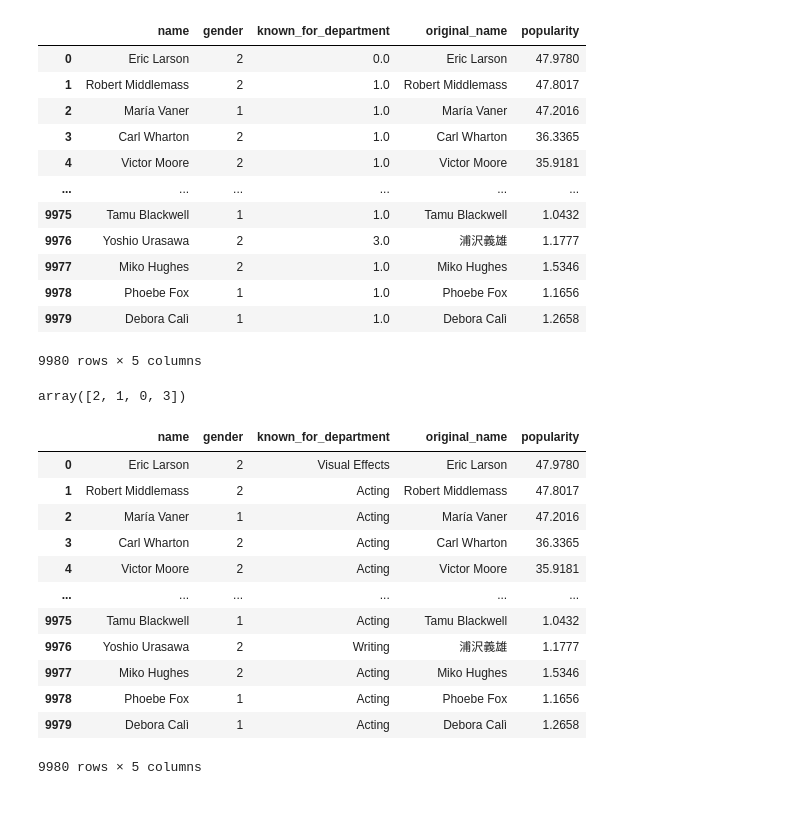
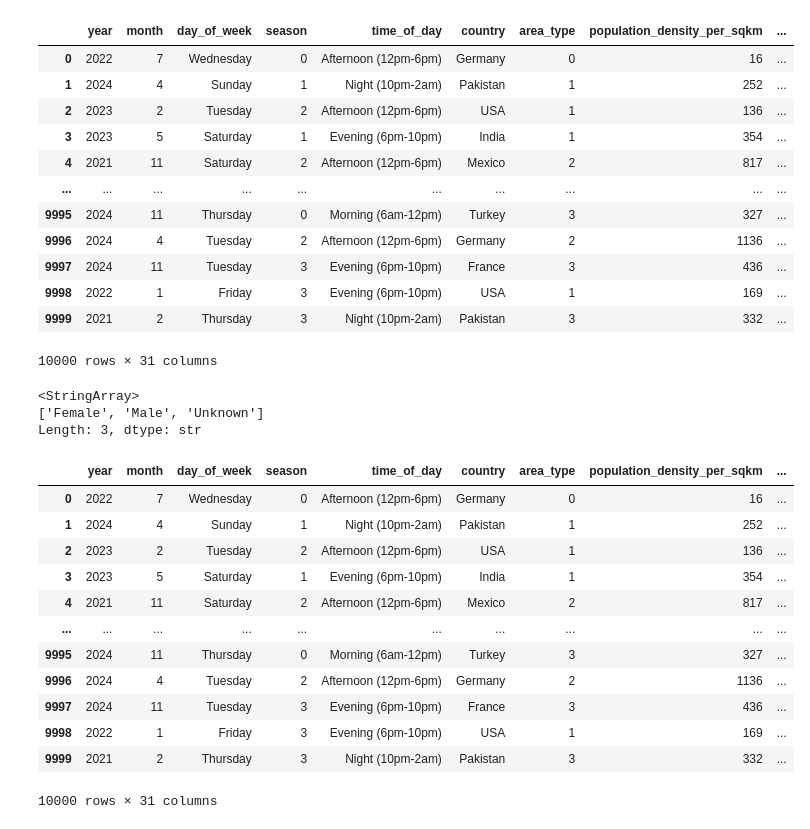
Before and after one commit to clara-yumi/Trainee-Dados, a Jupyter notebook: aula2/aula2.ipynb, the cells around one changed output. Saved outputs shown, nothing was run; the diff lists cells and outputs as text; code cells hidden in the pictures.

```diff
--- a/aula2/aula2.ipynb
+++ b/aula2/aula2.ipynb
@@ -69,0 +104,3 @@ Length: 14, dtype: str
+# %%
+df = df.drop(columns=['incident_id'])
+df
@@ -75,0 +133,3 @@ booleano -> pouco espaço
+# %%
+df['lighting_condition'] = df['lighting_condition'].map({'Poorly Lit': 0, 'Partially Lit': 1, 'Well Lit': 2, 'No Lighting': 3})
+df
@@ -75,0 +156,3 @@ booleano -> pouco espaço
+# %%
+df['crime_resolved'] = df['crime_resolved'].map({'No': 0, 'Yes': 1}).astype(bool)
+df
@@ -75,0 +179,3 @@ booleano -> pouco espaço
+# %%
+df['season'] = df['season'].map({'Winter': 0, 'Autumn': 1, 'Spring': 2, 'Summer': 3}).astype('category')
+df
@@ -90,17 +204,17 @@ Name: known_for_department, dtype: str
 # %%
-df['known_for_department'] = df['known_for_department'].map({'Visual Effects': 0,'Acting': 1,'Directing':2,'Writing':3,'Editing':4,'Production':5,'Lighting':6,'Sound':7,'Camera':8,'Crew':9, 'Art':10, 'Creator':11, 'Costume & Make-Up':12}).astype('category')
+df['area_type'] = df['area_type'].map({'Remote': 0,'Rural': 1,'Urban':2,'Suburban':3}).astype('category')
 df
 # %% [output]
-|  | name | gender | known_for_department | original_name | popularity |
-| 0 | Eric Larson | 2 | 0.0 | Eric Larson | 47.9780 |
-| 1 | Robert Middlemass | 2 | 1.0 | Robert Middlemass | 47.8017 |
-| 2 | María Vaner | 1 | 1.0 | María Vaner | 47.2016 |
-| 3 | Carl Wharton | 2 | 1.0 | Carl Wharton | 36.3365 |
-| 4 | Victor Moore | 2 | 1.0 | Victor Moore | 35.9181 |
-| ... | ... | ... | ... | ... | ... |
-| 9975 | Tamu Blackwell | 1 | 1.0 | Tamu Blackwell | 1.0432 |
-| 9976 | Yoshio Urasawa | 2 | 3.0 | 浦沢義雄 | 1.1777 |
-| 9977 | Miko Hughes | 2 | 1.0 | Miko Hughes | 1.5346 |
-| 9978 | Phoebe Fox | 1 | 1.0 | Phoebe Fox | 1.1656 |
-| 9979 | Debora Calì | 1 | 1.0 | Debora Calì | 1.2658 |
+|  | year | month | day_of_week | season | time_of_day | country | area_type | population_density_per_sqkm | ... |
+| 0 | 2022 | 7 | Wednesday | 0 | Afternoon (12pm-6pm) | Germany | 0 | 16 | ... |
+| 1 | 2024 | 4 | Sunday | 1 | Night (10pm-2am) | Pakistan | 1 | 252 | ... |
+| 2 | 2023 | 2 | Tuesday | 2 | Afternoon (12pm-6pm) | USA | 1 | 136 | ... |
+| 3 | 2023 | 5 | Saturday | 1 | Evening (6pm-10pm) | India | 1 | 354 | ... |
+| 4 | 2021 | 11 | Saturday | 2 | Afternoon (12pm-6pm) | Mexico | 2 | 817 | ... |
+| ... | ... | ... | ... | ... | ... | ... | ... | ... | ... |
+| 9995 | 2024 | 11 | Thursday | 0 | Morning (6am-12pm) | Turkey | 3 | 327 | ... |
+| 9996 | 2024 | 4 | Tuesday | 2 | Afternoon (12pm-6pm) | Germany | 2 | 1136 | ... |
+| 9997 | 2024 | 11 | Tuesday | 3 | Evening (6pm-10pm) | France | 3 | 436 | ... |
+| 9998 | 2022 | 1 | Friday | 3 | Evening (6pm-10pm) | USA | 1 | 169 | ... |
+| 9999 | 2021 | 2 | Thursday | 3 | Night (10pm-2am) | Pakistan | 3 | 332 | ... |
-9980 rows × 5 columns
+10000 rows × 31 columns
@@ -125,23 +221,25 @@ df
 # %%
-df['gender'].unique()
+df['victim_gender'].unique()
 # %% [output]
-array([2, 1, 0, 3])
+<StringArray>
+['Female', 'Male', 'Unknown']
+Length: 3, dtype: str
 # %%
-df['gender'] = df['gender'].astype('int32')
+df['victim_gender'] = df['victim_gender'].map({'Female': 0,'Male': 1,'Unknown':2}).astype('category')
 df
 # %% [output]
-|  | name | gender | known_for_department | original_name | popularity |
-| 0 | Eric Larson | 2 | Visual Effects | Eric Larson | 47.9780 |
-| 1 | Robert Middlemass | 2 | Acting | Robert Middlemass | 47.8017 |
-| 2 | María Vaner | 1 | Acting | María Vaner | 47.2016 |
-| 3 | Carl Wharton | 2 | Acting | Carl Wharton | 36.3365 |
-| 4 | Victor Moore | 2 | Acting | Victor Moore | 35.9181 |
-| ... | ... | ... | ... | ... | ... |
-| 9975 | Tamu Blackwell | 1 | Acting | Tamu Blackwell | 1.0432 |
-| 9976 | Yoshio Urasawa | 2 | Writing | 浦沢義雄 | 1.1777 |
-| 9977 | Miko Hughes | 2 | Acting | Miko Hughes | 1.5346 |
-| 9978 | Phoebe Fox | 1 | Acting | Phoebe Fox | 1.1656 |
-| 9979 | Debora Calì | 1 | Acting | Debora Calì | 1.2658 |
+|  | year | month | day_of_week | season | time_of_day | country | area_type | population_density_per_sqkm | ... |
+| 0 | 2022 | 7 | Wednesday | 0 | Afternoon (12pm-6pm) | Germany | 0 | 16 | ... |
+| 1 | 2024 | 4 | Sunday | 1 | Night (10pm-2am) | Pakistan | 1 | 252 | ... |
+| 2 | 2023 | 2 | Tuesday | 2 | Afternoon (12pm-6pm) | USA | 1 | 136 | ... |
+| 3 | 2023 | 5 | Saturday | 1 | Evening (6pm-10pm) | India | 1 | 354 | ... |
+| 4 | 2021 | 11 | Saturday | 2 | Afternoon (12pm-6pm) | Mexico | 2 | 817 | ... |
+| ... | ... | ... | ... | ... | ... | ... | ... | ... | ... |
+| 9995 | 2024 | 11 | Thursday | 0 | Morning (6am-12pm) | Turkey | 3 | 327 | ... |
+| 9996 | 2024 | 4 | Tuesday | 2 | Afternoon (12pm-6pm) | Germany | 2 | 1136 | ... |
+| 9997 | 2024 | 11 | Tuesday | 3 | Evening (6pm-10pm) | France | 3 | 436 | ... |
+| 9998 | 2022 | 1 | Friday | 3 | Evening (6pm-10pm) | USA | 1 | 169 | ... |
+| 9999 | 2021 | 2 | Thursday | 3 | Night (10pm-2am) | Pakistan | 3 | 332 | ... |
-9980 rows × 5 columns
+10000 rows × 31 columns
 # %%
 df.describe
```
Also changed, not shown: parts of 22 cells of this notebook, 2 other files.
